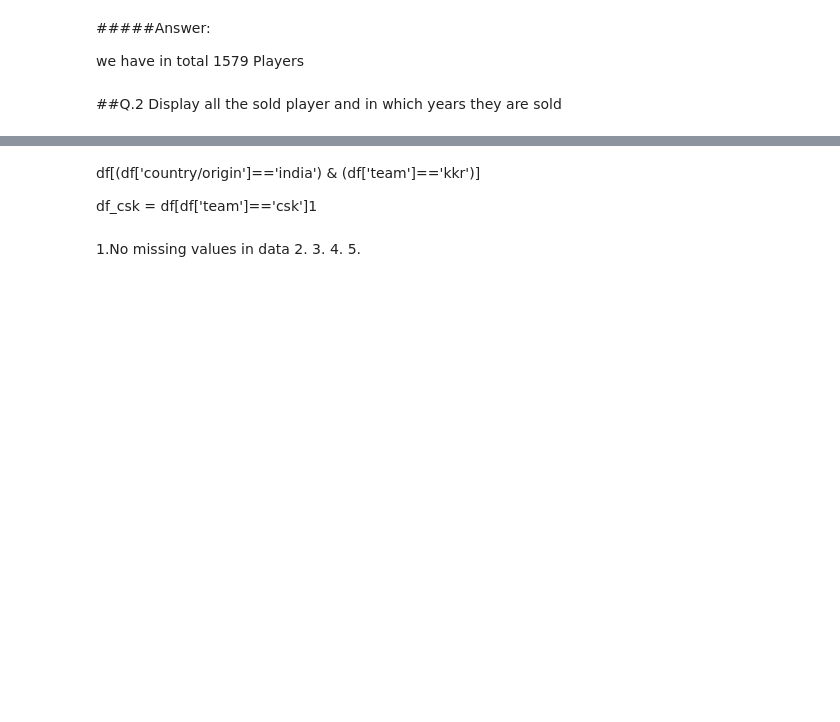
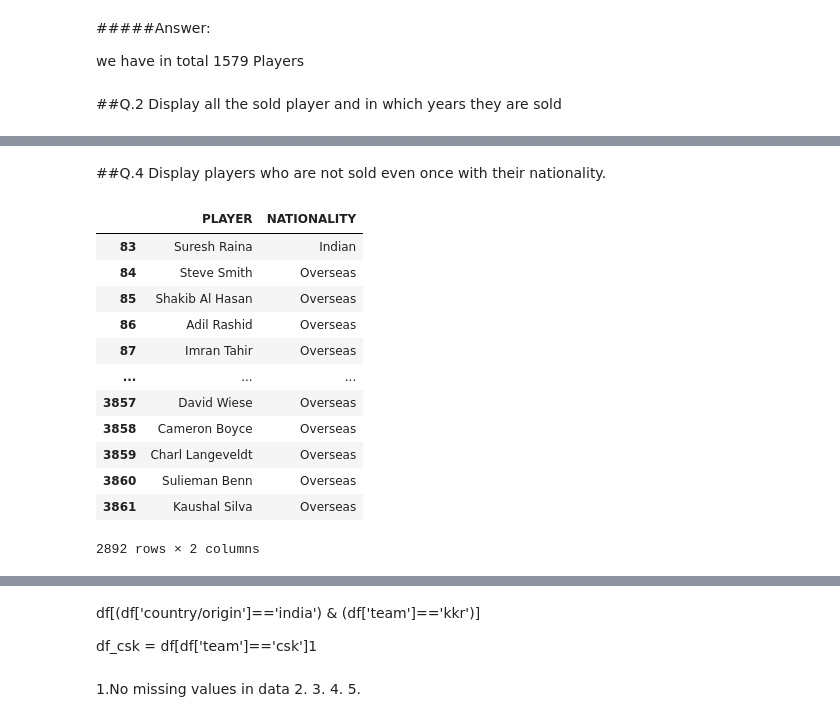
Before and after one commit to Deepali1311/IPL_Auction-DA1, a Jupyter notebook: IPL_Auction_Data_Analysis_.ipynb, the cells around one changed output, grey strips where cells are left out. Cells and saved outputs as stored; diff of their text form; code cells hidden in the pictures; blank space fills up the shorter version.

```diff
--- a/IPL_Auction_Data_Analysis_.ipynb
+++ b/IPL_Auction_Data_Analysis_.ipynb
@@ -218,0 +255,18 @@ Index(['PLAYER', 'YEAR'], dtype='object')
+# %% [markdown]
+##Q.4 Display players who are not sold even once with their nationality.
+# %%
+df[['PLAYER','NATIONALITY']] [df['SOLD/UNSOLD'] == 'UNSOLD']
+# %% [output]
+|  | PLAYER | NATIONALITY |
+| 83 | Suresh Raina | Indian |
+| 84 | Steve Smith | Overseas |
+| 85 | Shakib Al Hasan | Overseas |
+| 86 | Adil Rashid | Overseas |
+| 87 | Imran Tahir | Overseas |
+| ... | ... | ... |
+| 3857 | David Wiese | Overseas |
+| 3858 | Cameron Boyce | Overseas |
+| 3859 | Charl Langeveldt | Overseas |
+| 3860 | Sulieman Benn | Overseas |
+| 3861 | Kaushal Silva | Overseas |
+2892 rows × 2 columns
```
Also changed, not shown: parts of 20 cells of this notebook.
